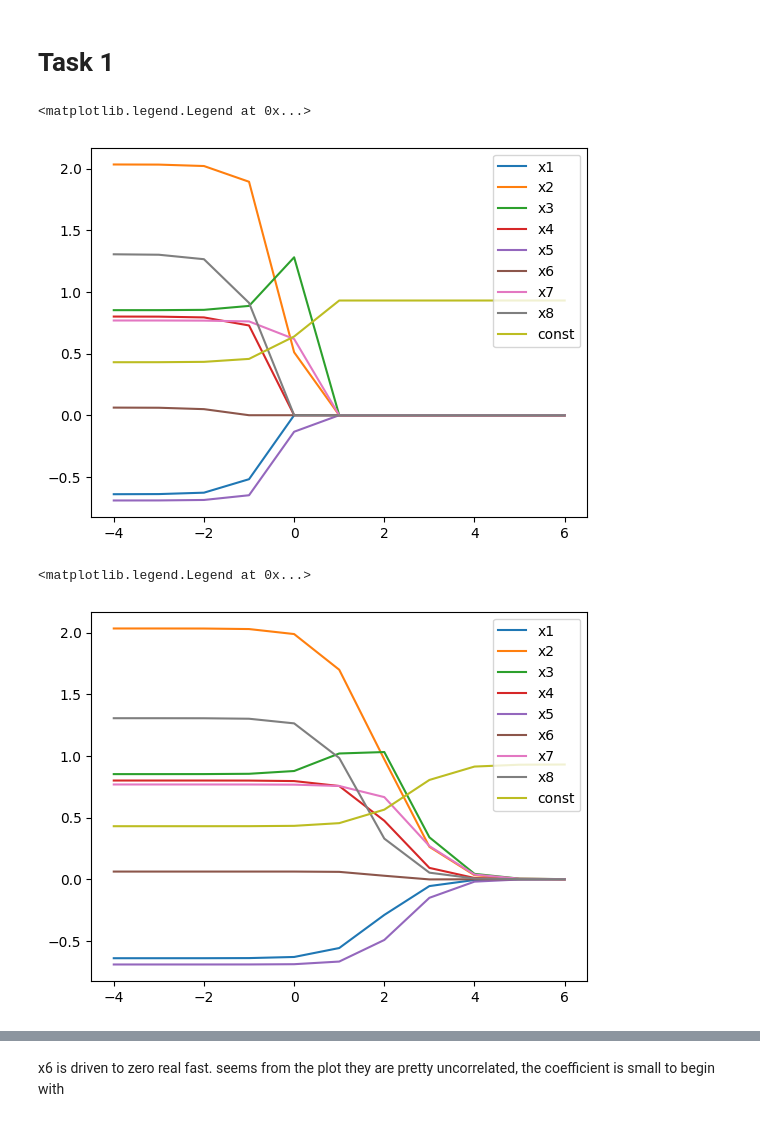
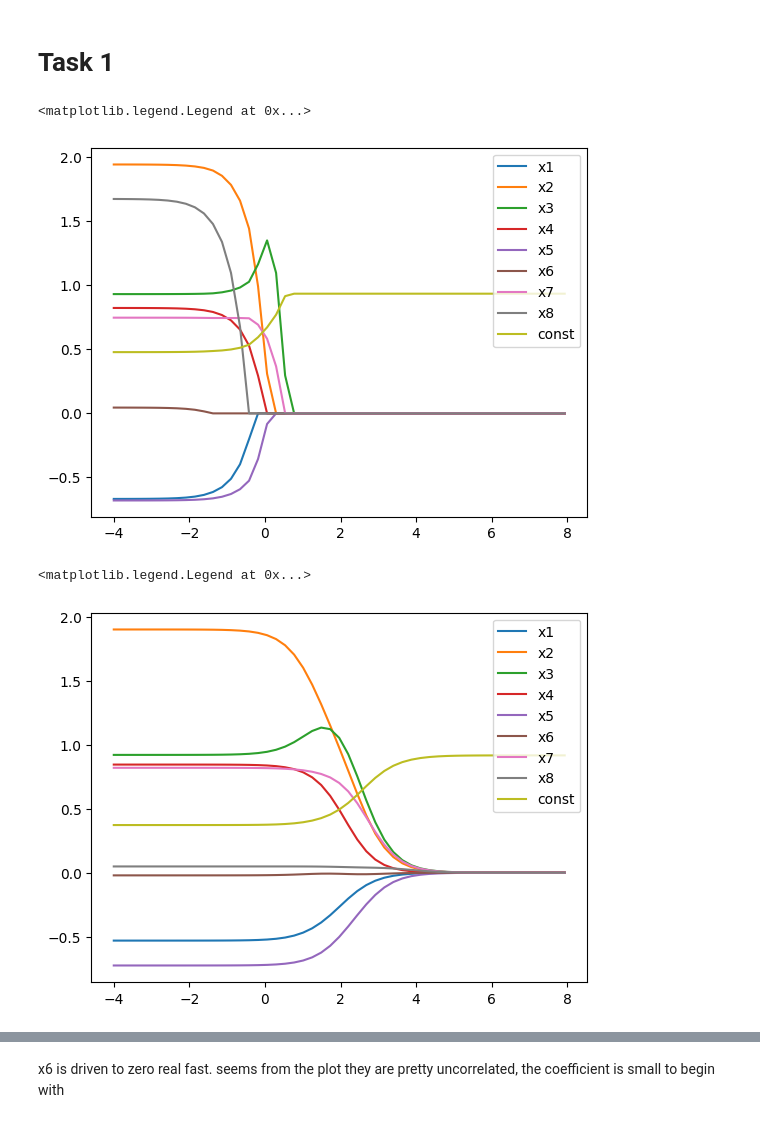
Before and after one commit to whiteraven37/AIML-lab1, a Jupyter notebook: Lab1/Lab1/PS/q5/q5.ipynb, the cells around one changed output, grey strips where cells are left out. Cells and saved outputs as stored; diff of their text form; code cells hidden in the pictures.

```diff
--- a/Lab1/Lab1/PS/q5/q5.ipynb
+++ b/Lab1/Lab1/PS/q5/q5.ipynb
@@ -7,8 +7,8 @@ import sklearn
 # %%
 df = pd.read_csv("q5_train.csv")
 lmbda = [0.0001]
-for i in range(10):
-    lmbda.append(lmbda[i]*10)
+for i in range(50):
+    lmbda.append(lmbda[i]*math.sqrt(3))
 
 from sklearn.linear_model import Lasso, Ridge
 # %%
@@ -47,5 +26,5 @@ plt.colorbar()
 # %%
-filtered_df = df[(df['x8']>-5) & (df['x8']<15)]
+filtered_df = df[(df['x8']>-1.5) & (df['x8']<1.5)]
 # %%
 filtered_df.describe()
 # %% [output]
@@ -77,25 +56,26 @@ plt.plot(np.log10(lmbda), coefs)
 plt.legend(labels = list(df.columns)[:-1]+['const'])
 # %% [output]
 <matplotlib.legend.Legend at 0x...>
-[figure, old version]
+[figure, new version]
 # %%
+filtered_df=df
 coefs = []
 consts = []
 for l in lmbda:
     md = Ridge(alpha=l)
     md.fit(filtered_df[list(df.columns)[:-1]], filtered_df['y'])
     coefs.append(md.coef_)
     consts.append(md.intercept_)
 
 coefs = np.stack(coefs, axis=0)
 consts = np.array(consts).reshape((-1, 1))
 coefs = np.concatenate([coefs, consts], axis=1)
 
 plt.plot(np.log10(lmbda), coefs)
 plt.legend(labels = list(df.columns)[:-1]+['const'])
 # %% [output]
 <matplotlib.legend.Legend at 0x...>
-[figure, old version]
+[figure, new version]
 # %%
 for col in df.columns:
     plt.figure()
```
Also changed, not shown: parts of 33 cells of this notebook, 2 other files.
